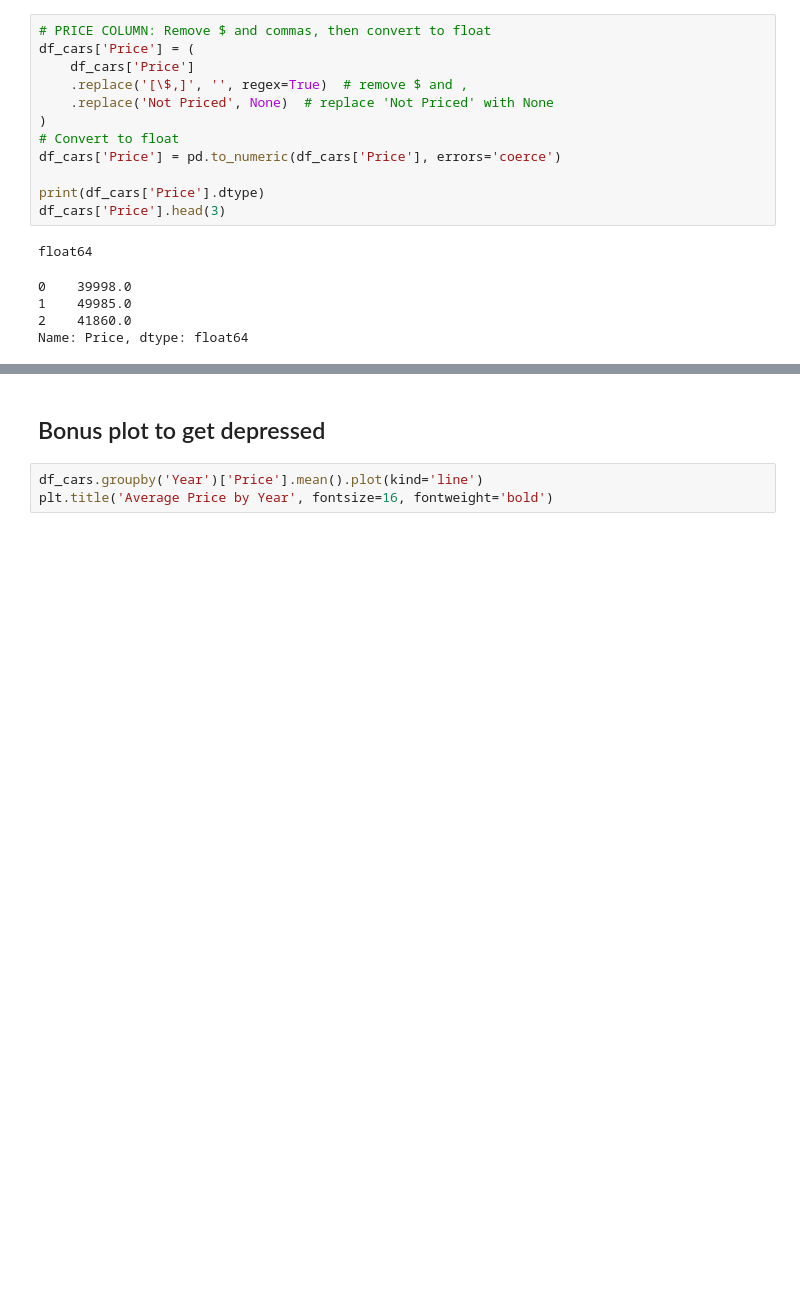
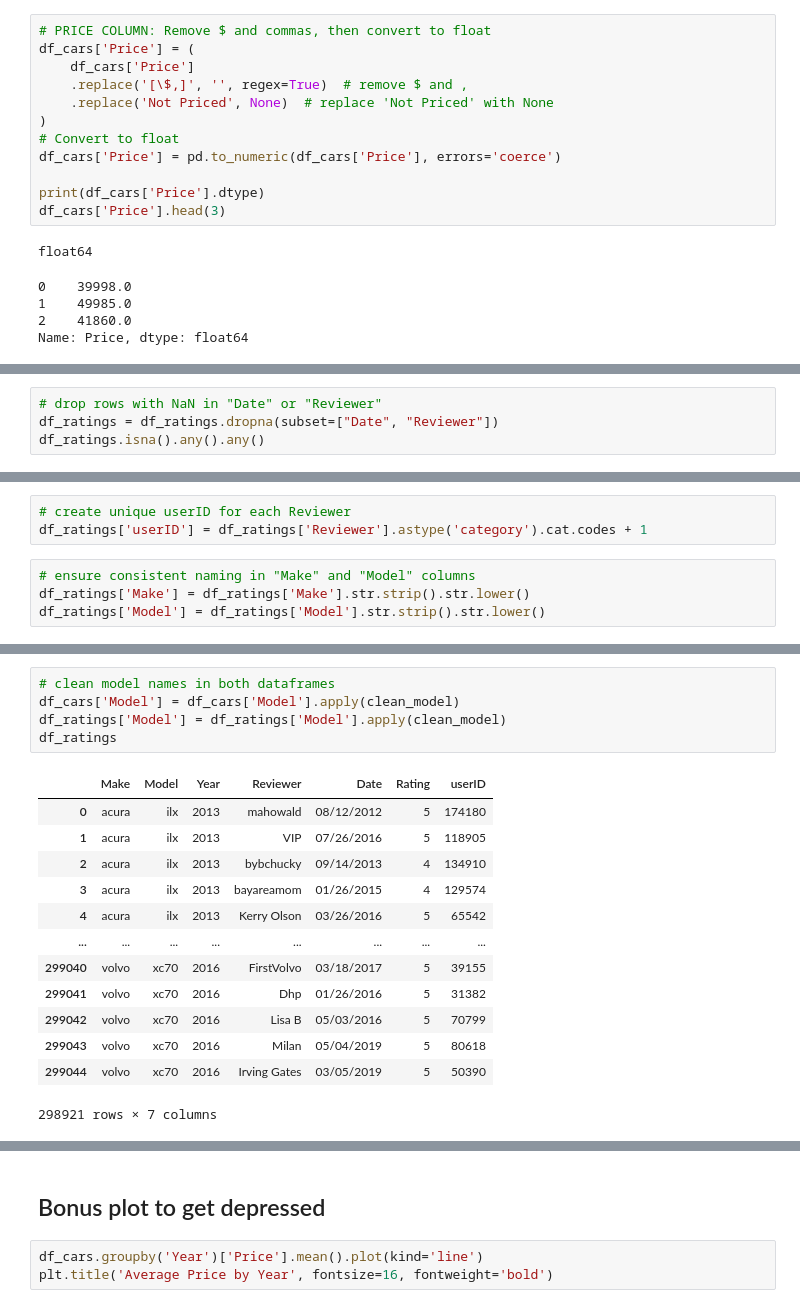
Before and after one commit to Nickeniklas/car_recommender, a Jupyter notebook: cars_eda.ipynb, the cells around one changed output, grey strips where cells are left out. Drawn from its saved outputs; the diff is of its cells as text; blank space fills up the shorter version.

```diff
--- a/cars_eda.ipynb
+++ b/cars_eda.ipynb
@@ -228,0 +332,4 @@ Name: Price, dtype: float64
+# %%
+# drop rows with NaN in "Date" or "Reviewer"
+df_ratings = df_ratings.dropna(subset=["Date", "Reviewer"])
+df_ratings.isna().any().any()
@@ -228,0 +338,7 @@ Name: Price, dtype: float64
+# %%
+# create unique userID for each Reviewer
+df_ratings['userID'] = df_ratings['Reviewer'].astype('category').cat.codes + 1
+# %%
+# ensure consistent naming in "Make" and "Model" columns
+df_ratings['Make'] = df_ratings['Make'].str.strip().str.lower()
+df_ratings['Model'] = df_ratings['Model'].str.strip().str.lower()
@@ -228,0 +354,19 @@ Name: Price, dtype: float64
+# %%
+# clean model names in both dataframes
+df_cars['Model'] = df_cars['Model'].apply(clean_model)
+df_ratings['Model'] = df_ratings['Model'].apply(clean_model)
+df_ratings
+# %% [output]
+|  | Make | Model | Year | Reviewer | Date | Rating | userID |
+| 0 | acura | ilx | 2013 | mahowald | 08/12/2012 | 5 | 174180 |
+| 1 | acura | ilx | 2013 | VIP | 07/26/2016 | 5 | 118905 |
+| 2 | acura | ilx | 2013 | bybchucky | 09/14/2013 | 4 | 134910 |
+| 3 | acura | ilx | 2013 | bayareamom | 01/26/2015 | 4 | 129574 |
+| 4 | acura | ilx | 2013 | Kerry Olson | 03/26/2016 | 5 | 65542 |
+| ... | ... | ... | ... | ... | ... | ... | ... |
+| 299040 | volvo | xc70 | 2016 | FirstVolvo | 03/18/2017 | 5 | 39155 |
+| 299041 | volvo | xc70 | 2016 | Dhp | 01/26/2016 | 5 | 31382 |
+| 299042 | volvo | xc70 | 2016 | Lisa B | 05/03/2016 | 5 | 70799 |
+| 299043 | volvo | xc70 | 2016 | Milan | 05/04/2019 | 5 | 80618 |
+| 299044 | volvo | xc70 | 2016 | Irving Gates | 03/05/2019 | 5 | 50390 |
+298921 rows × 7 columns
```
Also changed, not shown: parts of 37 cells of this notebook.
